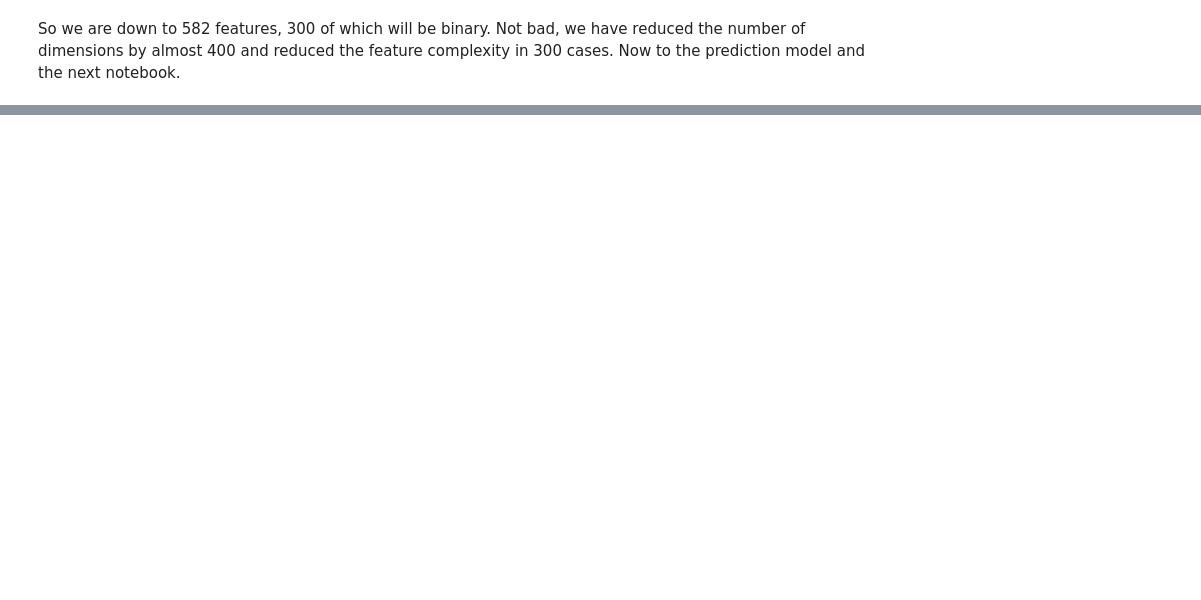
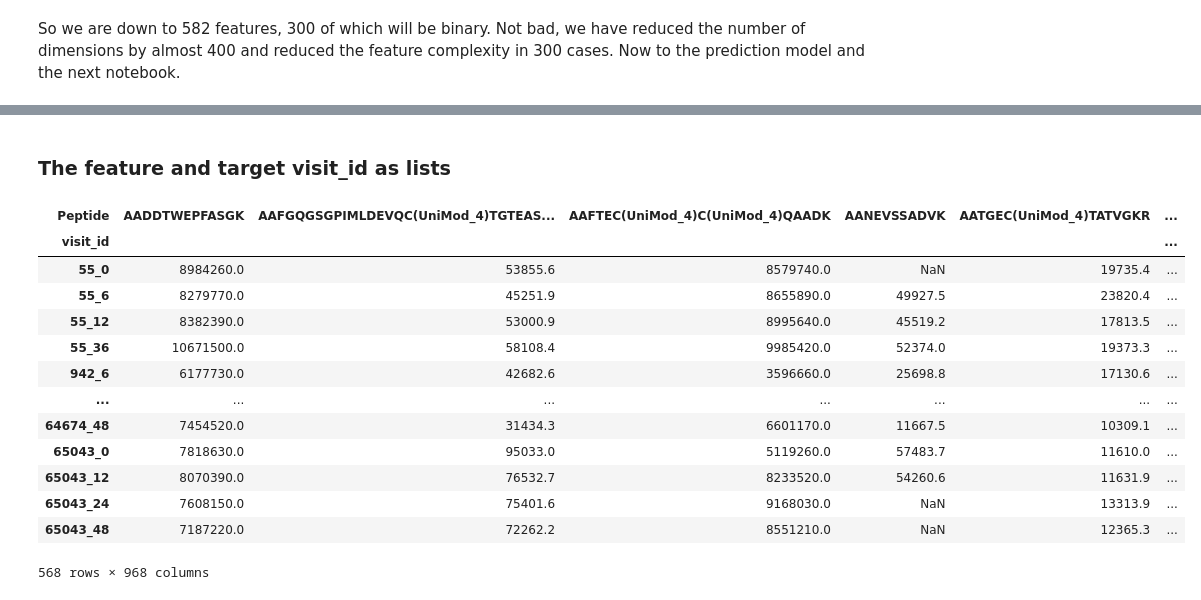
Before and after one commit to chris-hedemann/peptide-parkinsons-challenge, a Jupyter notebook: eda.ipynb, the cells around one changed output, grey strips where cells are left out. Drawn from its saved outputs; the diff is of its cells as text; code cells hidden in the pictures; blank space fills up the shorter version.

Commit message:
Producing feature and target matrix for the LSTM NN format

```diff
--- a/eda.ipynb
+++ b/eda.ipynb
@@ -750,0 +827,4 @@ So we are down to 582 features, 300 of which will be binary. Not bad, we have re
+# %%
+## Which visit_ids are in the features matrix?
+visit_codes_target_bin['features'] = visit_codes_target['visit_id'].apply(lambda x: x in list(visit_codes_feat.visit_id))
+visit_codes_target_bin.head(3)
@@ -750,0 +836,6 @@ So we are down to 582 features, 300 of which will be binary. Not bad, we have re
+# %%
+## Which visit_id have all necessary samples?
+visit_codes_target = visit_codes_target[visit_codes_target_bin.visit_id_6
+                   & visit_codes_target_bin.visit_id_12
+                   & visit_codes_target_bin.visit_id_24
+                   & visit_codes_target_bin.features]
@@ -750,0 +858,5 @@ So we are down to 582 features, 300 of which will be binary. Not bad, we have re
+# %%
+### Valid feature visit_id and valid target visit_ids
+
+feature_ids = visit_codes_target[['visit_id','patient_id','visit_month']].sort_values(['patient_id','visit_month'])
+feature_ids.head(10)
@@ -750,0 +890,5 @@ So we are down to 582 features, 300 of which will be binary. Not bad, we have re
+# %% [markdown]
+### The feature and target visit_id as lists
+# %%
+feature_ids = list(feature_ids.visit_id)
+target_ids = list(target_ids.value)
@@ -750,0 +901,19 @@ So we are down to 582 features, 300 of which will be binary. Not bad, we have re
+# %%
+## Create the features matrix
+features = df_peptides_.loc[feature_ids].drop(['patient_id','visit_month'],axis=1)
+features
+# %% [output]
+| Peptide | AADDTWEPFASGK | AAFGQGSGPIMLDEVQC(UniMod_4)TGTEAS... | AAFTEC(UniMod_4)C(UniMod_4)QAADK | AANEVSSADVK | AATGEC(UniMod_4)TATVGKR | ... |
+| visit_id |  |  |  |  |  | ... |
+| 55_0 | 8984260.0 | 53855.6 | 8579740.0 | NaN | 19735.4 | ... |
+| 55_6 | 8279770.0 | 45251.9 | 8655890.0 | 49927.5 | 23820.4 | ... |
+| 55_12 | 8382390.0 | 53000.9 | 8995640.0 | 45519.2 | 17813.5 | ... |
+| 55_36 | 10671500.0 | 58108.4 | 9985420.0 | 52374.0 | 19373.3 | ... |
+| 942_6 | 6177730.0 | 42682.6 | 3596660.0 | 25698.8 | 17130.6 | ... |
+| ... | ... | ... | ... | ... | ... | ... |
+| 64674_48 | 7454520.0 | 31434.3 | 6601170.0 | 11667.5 | 10309.1 | ... |
+| 65043_0 | 7818630.0 | 95033.0 | 5119260.0 | 57483.7 | 11610.0 | ... |
+| 65043_12 | 8070390.0 | 76532.7 | 8233520.0 | 54260.6 | 11631.9 | ... |
+| 65043_24 | 7608150.0 | 75401.6 | 9168030.0 | NaN | 13313.9 | ... |
+| 65043_48 | 7187220.0 | 72262.2 | 8551210.0 | NaN | 12365.3 | ... |
+568 rows × 968 columns
```
Also changed, not shown: parts of 21 cells of this notebook.
